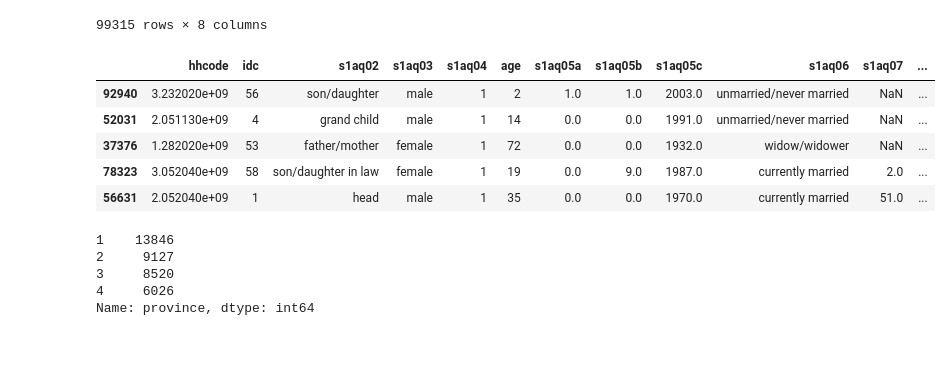
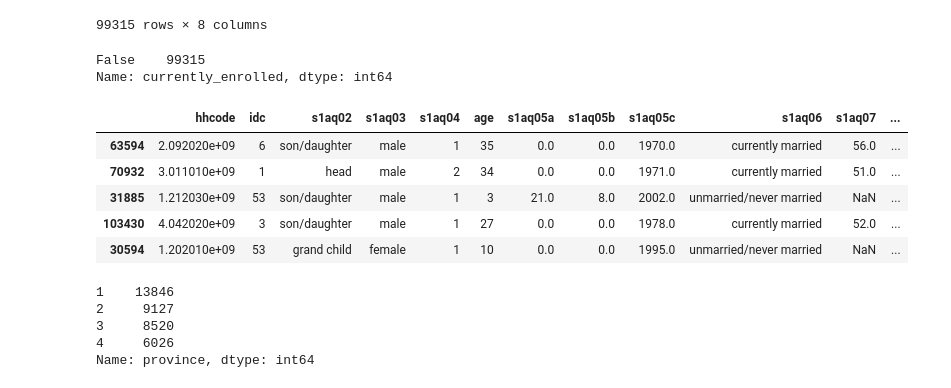
Before and after one commit to preetkhowaja/taliban_impact_pakistan, a Jupyter notebook: 10_data_cleaning/PSLM-0506.ipynb, the cells around one changed output. Drawn from its saved outputs; the diff is of its cells as text; code cells hidden in the pictures; blank space fills up the shorter version.

```diff
--- a/10_data_cleaning/PSLM-0506.ipynb
+++ b/10_data_cleaning/PSLM-0506.ipynb
@@ -68,18 +68,24 @@ C_relevant
 | 99313 | 4.071340e+09 | 52 | yes | NaN | yes | NaN | 1 | 4 |
 | 99314 | 4.071340e+09 | 53 | yes | NaN | yes | NaN | 1 | 4 |
 99315 rows × 8 columns
+# %%
+C_relevant['currently_enrolled'] = C_relevant['currently_enrolled'].fillna(value=str('no'))
+C_relevant['currently_enrolled'].isna().value_counts()
+# %% [output]
+False    99315
+Name: currently_enrolled, dtype: int64
 # %%
 B = pd.read_stata(
-    "/Users/clarissaache/Downloads/microdata_2005_06_social_stata//1a_roster.dta"
+    "/Users/clarissaache/Documents/IDS 701/uds-2022-ids-701-team-3/00_source_data/0506_1a_roster.dta"
 )
 B.sample(5)
 # %% [output]
 |  | hhcode | idc | s1aq02 | s1aq03 | s1aq04 | age | s1aq05a | s1aq05b | s1aq05c | s1aq06 | s1aq07 | ... |
-| 92940 | 3.232020e+09 | 56 | son/daughter | male | 1 | 2 | 1.0 | 1.0 | 2003.0 | unmarried/never married | NaN | ... |
-| 52031 | 2.051130e+09 | 4 | grand child | male | 1 | 14 | 0.0 | 0.0 | 1991.0 | unmarried/never married | NaN | ... |
-| 37376 | 1.282020e+09 | 53 | father/mother | female | 1 | 72 | 0.0 | 0.0 | 1932.0 | widow/widower | NaN | ... |
-| 78323 | 3.052040e+09 | 58 | son/daughter in law | female | 1 | 19 | 0.0 | 9.0 | 1987.0 | currently married | 2.0 | ... |
-| 56631 | 2.052040e+09 | 1 | head | male | 1 | 35 | 0.0 | 0.0 | 1970.0 | currently married | 51.0 | ... |
+| 63594 | 2.092020e+09 | 6 | son/daughter | male | 1 | 35 | 0.0 | 0.0 | 1970.0 | currently married | 56.0 | ... |
+| 70932 | 3.011010e+09 | 1 | head | male | 2 | 34 | 0.0 | 0.0 | 1971.0 | currently married | 51.0 | ... |
+| 31885 | 1.212030e+09 | 53 | son/daughter | male | 1 | 3 | 21.0 | 8.0 | 2002.0 | unmarried/never married | NaN | ... |
+| 103430 | 4.042020e+09 | 3 | son/daughter | male | 1 | 27 | 0.0 | 0.0 | 1978.0 | currently married | 52.0 | ... |
+| 30594 | 1.202010e+09 | 53 | grand child | female | 1 | 10 | 0.0 | 0.0 | 1995.0 | unmarried/never married | NaN | ... |
 # %%
 # Change the names of the questions for readability
 B['sex'] = B['s1aq03']
```
Also changed, not shown: parts of 11 cells of this notebook, 9 other files.
